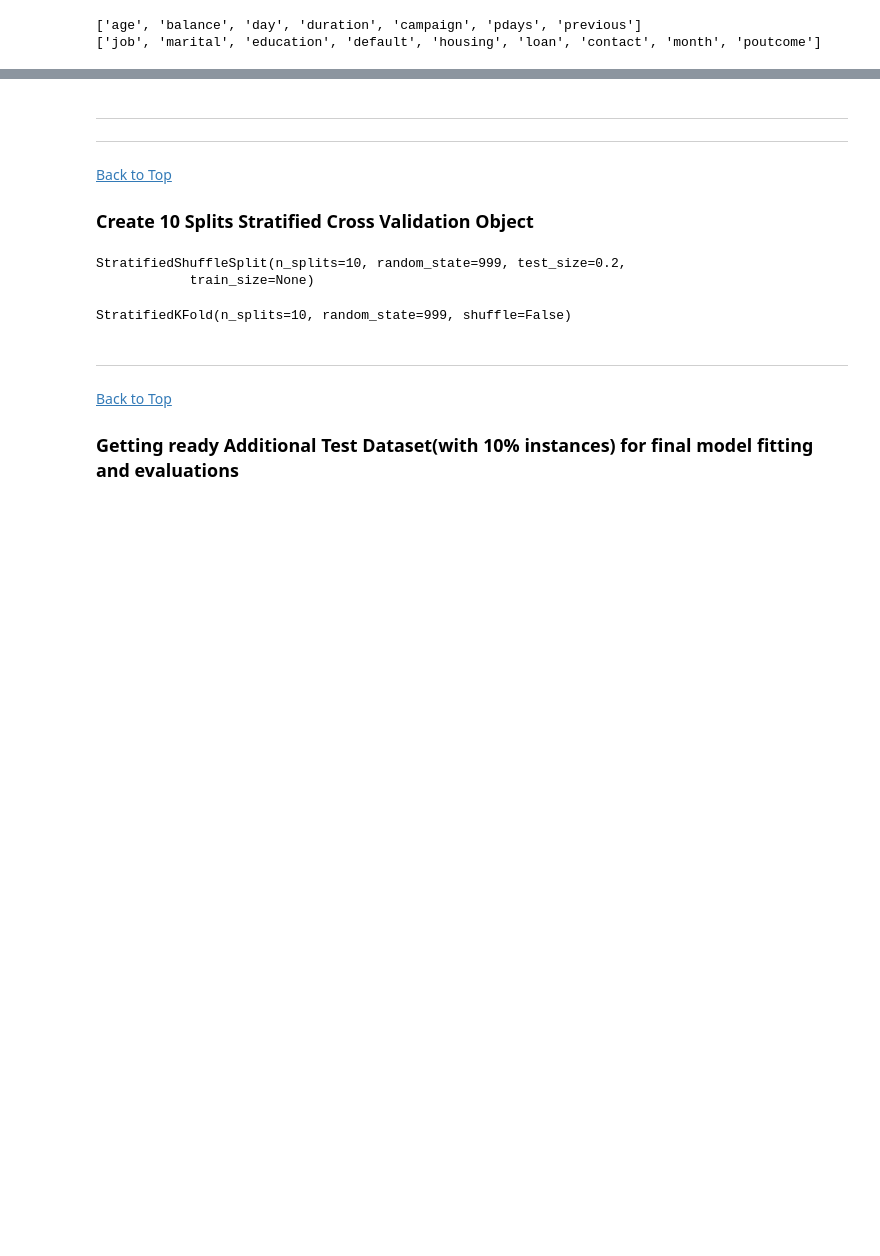
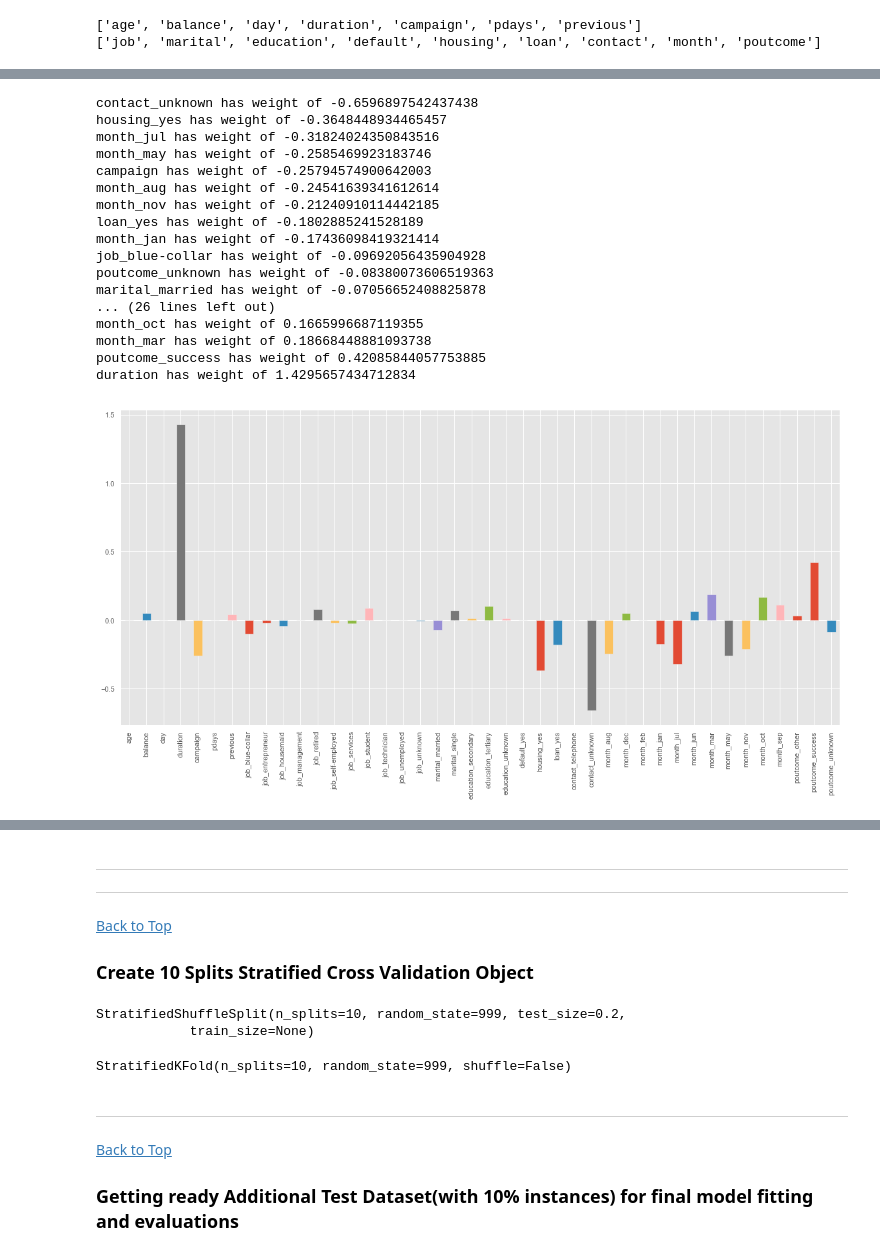
Before and after one commit to nhendersonkuns/awesomedataminers, a Jupyter notebook: Lab2_R_Chandna_Notebook.ipynb, the cells around one changed output, grey strips where cells are left out. Saved outputs shown, nothing was run; the diff lists cells and outputs as text; code cells hidden in the pictures; blank space fills up the shorter version.

```diff
--- a/Lab2_R_Chandna_Notebook.ipynb
+++ b/Lab2_R_Chandna_Notebook.ipynb
@@ -142,0 +188,43 @@ del bankPromoModel_Df['Subscribed']
+# %%
+### Create a Logistic Lasso Model based upon Grid Search Parameters obtained in Mini Lab.
+from sklearn.preprocessing import StandardScaler
+from sklearn.linear_model import LogisticRegression
+from sklearn.pipeline import make_pipeline
+from sklearn.exceptions import DataConversionWarning
+warnings.filterwarnings(action='ignore', category=DataConversionWarning)
+
+logisticModel = make_pipeline(StandardScaler(), LogisticRegression(penalty='l1', C=0.009102981779915217,\
+                                                                   class_weight='balanced', random_state=999, \
+                                                                   solver='liblinear'))
+logisticModel.fit(X,y)
+classifier_model = logisticModel.named_steps['logisticregression']
+# sort these attributes and spit them out
+zip_vars = zip(classifier_model.coef_.T, bankPromoModel_Df.columns) # combine attributes
+zip_vars = sorted(zip_vars)
+for coef, name in zip_vars:
+    print(name, 'has weight of', coef[0])
+
+plt.style.use('ggplot')
+plt.figure(figsize=(20,9))
+weights = pd.Series(classifier_model.coef_[0],index=bankPromoModel_Df.columns)
+weights.plot(kind='bar')
+plt.show()
+# %% [output]
+contact_unknown has weight of -0.6596897542437438
+housing_yes has weight of -0.3648448934465457
+month_jul has weight of -0.31824024350843516
+month_may has weight of -0.2585469923183746
+campaign has weight of -0.25794574900642003
+month_aug has weight of -0.24541639341612614
+month_nov has weight of -0.21240910114442185
+loan_yes has weight of -0.1802885241528189
+month_jan has weight of -0.17436098419321414
+job_blue-collar has weight of -0.09692056435904928
+poutcome_unknown has weight of -0.08380073606519363
+marital_married has weight of -0.07056652408825878
+... (26 lines left out)
+month_oct has weight of 0.1665996687119355
+month_mar has weight of 0.18668448881093738
+poutcome_success has weight of 0.42085844057753885
+duration has weight of 1.4295657434712834
+[figure, added]
```
Also changed, not shown: parts of 48 cells of this notebook.
